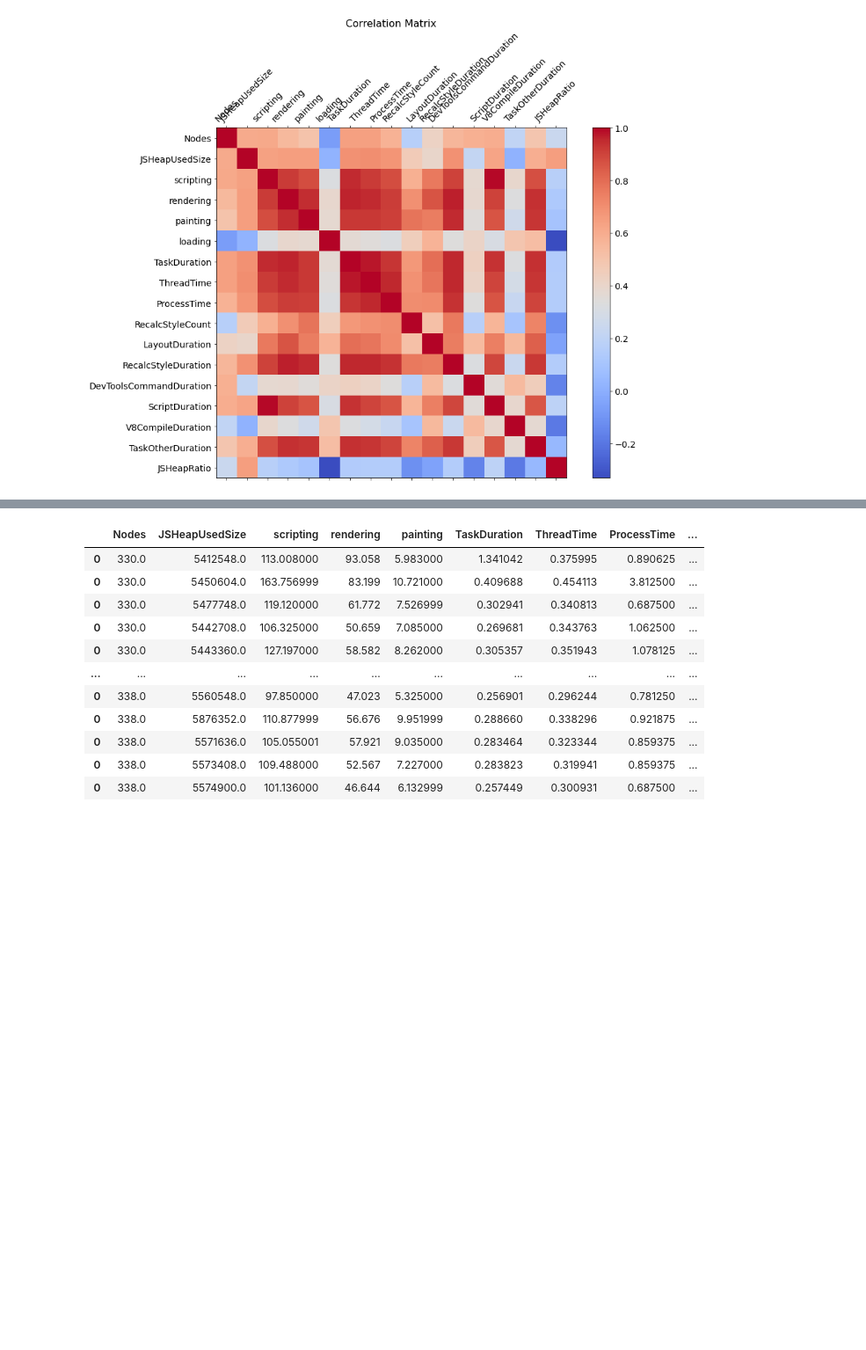
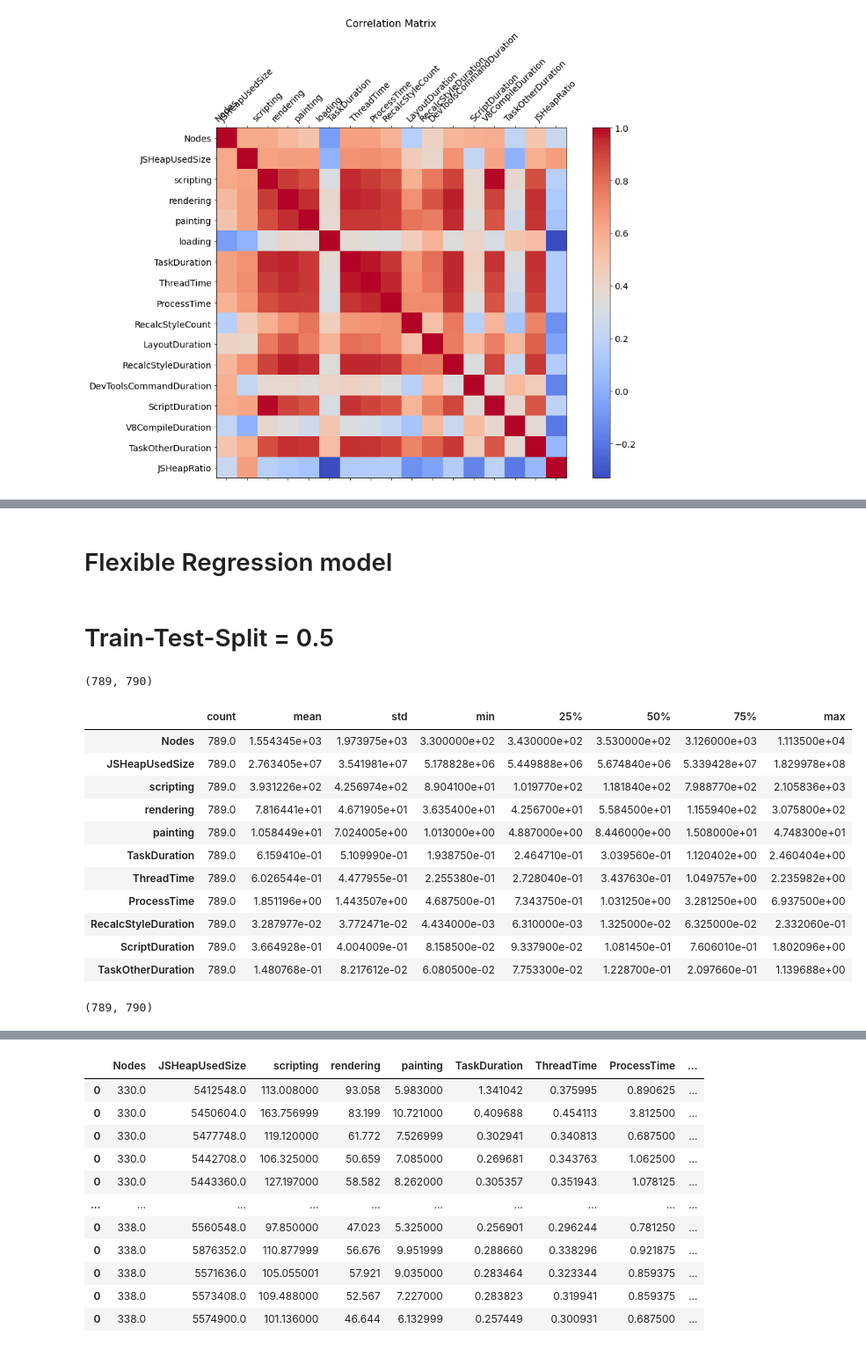
Before and after one commit to mehrotrasan16/performance-benchmarking-with-puppeteer, a Jupyter notebook: nn-train-test-split-experiment.ipynb, the cells around one changed output, grey strips where cells are left out. Shown at 88% size. Saved outputs shown, nothing was run; the diff lists cells and outputs as text; code cells hidden in the pictures; blank space fills up the shorter version.

```diff
--- a/nn-train-test-split-experiment.ipynb
+++ b/nn-train-test-split-experiment.ipynb
@@ -568,0 +569,3 @@ import autokeras as ak
+# %%
+model_data = corrdf.drop(columns=['loading','DevToolsCommandDuration','V8CompileDuration','RecalcStyleCount','LayoutDuration','JSHeapRatio',])#['loading','Documents','Resources','DevToolsCommandDuration','V8CompileDuration']
+model_data
@@ -568,0 +586,2 @@ import autokeras as ak
+# %% [markdown]
+# Flexible Regression model
@@ -568,0 +603,31 @@ import autokeras as ak
+# %% [markdown]
+# Train-Test-Split = 0.5
+# %%
+# from sklearn.model_selection import train_test_split
+# X_train, X_test, y_train, y_test = train_test_split(model_data,labels,test_size = 0.5, random_state = 42)
+
+split_ratio = int(model_data.shape[0] * 0.5)
+
+train_dataset = model_data.iloc[:split_ratio]
+test_dataset = model_data.iloc[split_ratio:]
+# %%
+len(train_dataset),len(test_dataset)
+# %% [output]
+(789, 790)
+# %%
+train_stats = train_dataset.describe()
+train_stats = train_stats.transpose()
+train_stats
+# %% [output]
+|  | count | mean | std | min | 25% | 50% | 75% | max |
+| Nodes | 789.0 | 1.554345e+03 | 1.973975e+03 | 3.300000e+02 | 3.430000e+02 | 3.530000e+02 | 3.126000e+03 | 1.113500e+04 |
+| JSHeapUsedSize | 789.0 | 2.763405e+07 | 3.541981e+07 | 5.178828e+06 | 5.449888e+06 | 5.674840e+06 | 5.339428e+07 | 1.829978e+08 |
+| scripting | 789.0 | 3.931226e+02 | 4.256974e+02 | 8.904100e+01 | 1.019770e+02 | 1.181840e+02 | 7.988770e+02 | 2.105836e+03 |
+| rendering | 789.0 | 7.816441e+01 | 4.671905e+01 | 3.635400e+01 | 4.256700e+01 | 5.584500e+01 | 1.155940e+02 | 3.075800e+02 |
+| painting | 789.0 | 1.058449e+01 | 7.024005e+00 | 1.013000e+00 | 4.887000e+00 | 8.446000e+00 | 1.508000e+01 | 4.748300e+01 |
+| TaskDuration | 789.0 | 6.159410e-01 | 5.109990e-01 | 1.938750e-01 | 2.464710e-01 | 3.039560e-01 | 1.120402e+00 | 2.460404e+00 |
+| ThreadTime | 789.0 | 6.026544e-01 | 4.477955e-01 | 2.255380e-01 | 2.728040e-01 | 3.437630e-01 | 1.049757e+00 | 2.235982e+00 |
+| ProcessTime | 789.0 | 1.851196e+00 | 1.443507e+00 | 4.687500e-01 | 7.343750e-01 | 1.031250e+00 | 3.281250e+00 | 6.937500e+00 |
+| RecalcStyleDuration | 789.0 | 3.287977e-02 | 3.772471e-02 | 4.434000e-03 | 6.310000e-03 | 1.325000e-02 | 6.325000e-02 | 2.332060e-01 |
+| ScriptDuration | 789.0 | 3.664928e-01 | 4.004009e-01 | 8.158500e-02 | 9.337900e-02 | 1.081450e-01 | 7.606010e-01 | 1.802096e+00 |
+| TaskOtherDuration | 789.0 | 1.480768e-01 | 8.217612e-02 | 6.080500e-02 | 7.753300e-02 | 1.228700e-01 | 2.097660e-01 | 1.139688e+00 |
@@ -568,0 +645,4 @@ import autokeras as ak
+# %%
+len(normed_train_data),len(normed_test_data)
+# %% [output]
+(789, 790)
```
Also changed, not shown: parts of 85 cells of this notebook.
